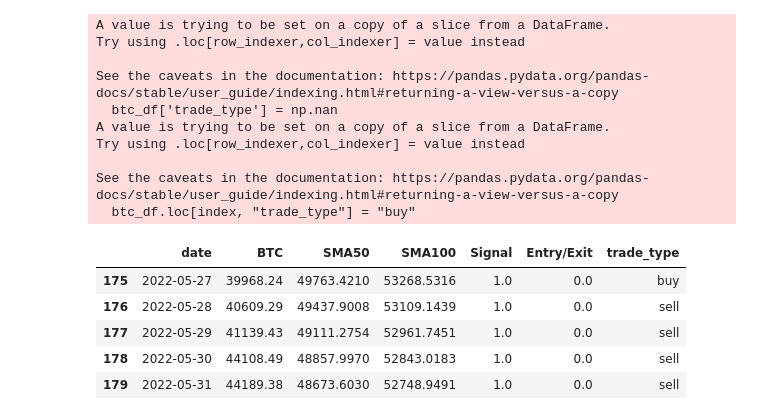
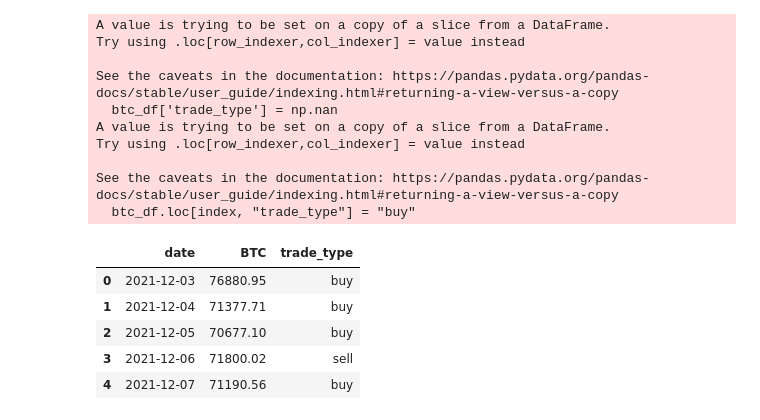
Before and after one commit to SamRoberts995/Project2_ML, a Jupyter notebook: Coding/Crypto_Algo.ipynb, the cells around one changed output. Drawn from its saved outputs; the diff is of its cells as text; code cells hidden in the pictures.

Commit message:
update crypto algo

```diff
--- a/Coding/Crypto_Algo.ipynb
+++ b/Coding/Crypto_Algo.ipynb
@@ -65,0 +19,7 @@ See the caveats in the documentation: https://pandas.pydata.org/pandas-docs/stab
+# %%
+# Create new DF
+btc_df = crypto_df[['date', 'BTC']]
+
+# Calculate the hourly returns using the closing prices and the pct_change function
+btc_df["actual_returns"] = btc_df["BTC"].pct_change()
+btc_df = btc_df.dropna()
@@ -65,0 +32,9 @@ See the caveats in the documentation: https://pandas.pydata.org/pandas-docs/stab
+# %%
+# Define a window size of 50 & 100
+short_window = 50
+long_window = 100
+
+# Create a simple moving average (SMA) using the short_window and assign this to a new columns called sma_fast
+btc_df["sma_50"] = btc_df["BTC"].rolling(window=short_window).mean()
+btc_df["sma_100"] = btc_df["BTC"].rolling(window=long_window).mean()
+btc_df = btc_df.dropna()
@@ -66,8 +52,11 @@ See the caveats in the documentation: https://pandas.pydata.org/pandas-docs/stab
 # %%
+# Create a new column in the btc_df called signal setting its value to zero.
+btc_df["Signal"] = 0.0
+
 # Generate the trading signal 0 or 1,
 # where 1 is the short-window (SMA50) is less than the long-window (SMA100)
 btc_df["Signal"][short_window:] = np.where(
-    btc_df["SMA50"][short_window:] < btc_df["SMA100"][short_window:], 1.0, 0.0
+    btc_df["sma_50"][short_window:] < btc_df["sma_100"][short_window:], 1.0, 0.0
 )
 
 # Review the DataFrame
@@ -162,52 +136,53 @@ btc_df['trade_type'] = np.nan
 
 # Initialize variable to hold the previous_price
 previous_price = 0
+tw_sentiment = 0
 
 # Loop through the Pandas DataFrame and code the conditions of the trading strategy
 for index, row in btc_df.iterrows():
 
-    # buy if the previous price is 0, in other words, buy on the first day
-    if previous_price == 0:
+    # buy if the previous price is 0 and Twitter Sentiment has Positive for 7 consecutive days.
+    if previous_price == 0: #and sum(tw_sentiment == 7):
         btc_df.loc[index, "trade_type"] = "buy"
 
-    # buy if the current day price is less than the previous day price
-    elif row["BTC"] < previous_price:
+    # buy if the current day price is less than the previous day price and Twitter Sentiment has Positive for 4 consecutive days
+    elif row["BTC"] < previous_price: #and sum(tw_sentiment == 4):
         btc_df.loc[index, "trade_type"] = "buy"
 
-    # sell if the current day price is greater than the previous day price
-    elif row["BTC"] > previous_price:
+    # sell if the current day price is greater than the previous day price and Twitter Sentiment has Negative for 3 consecutive days
+    elif row["BTC"] > previous_price: # and sum(tw_sentiment < 3):
         btc_df.loc[index, "trade_type"] = "sell"
 
-    # else hold if the current day price is equal to the previous day price
+    # else hold if the current day price is equal to the previous day price and Twitter Sentiment is Neutrual or Greater in 4 days
     else:
         btc_df.loc[index, "trade_type"] = "hold"
 
     # reset the previous_price variable to the close price of the current row
     previous_price = row["BTC"]
 
     # if the index is the last index of the Dataframe, set the trade_type to sell
     if index == btc_df.index[-1]:
         btc_df.loc[index, "trade_type"] = "sell"
 
 
-btc_df.tail()
+btc_df.head()
 # %% [output]
 A value is trying to be set on a copy of a slice from a DataFrame.
 Try using .loc[row_indexer,col_indexer] = value instead
 
 See the caveats in the documentation: https://pandas.pydata.org/pandas-docs/stable/user_guide/indexing.html#returning-a-view-versus-a-copy
   btc_df['trade_type'] = np.nan
 A value is trying to be set on a copy of a slice from a DataFrame.
 Try using .loc[row_indexer,col_indexer] = value instead
 
 See the caveats in the documentation: https://pandas.pydata.org/pandas-docs/stable/user_guide/indexing.html#returning-a-view-versus-a-copy
   btc_df.loc[index, "trade_type"] = "buy"
-|  | date | BTC | SMA50 | SMA100 | Signal | Entry/Exit | trade_type |
-| 175 | 2022-05-27 | 39968.24 | 49763.4210 | 53268.5316 | 1.0 | 0.0 | buy |
-| 176 | 2022-05-28 | 40609.29 | 49437.9008 | 53109.1439 | 1.0 | 0.0 | sell |
-| 177 | 2022-05-29 | 41139.43 | 49111.2754 | 52961.7451 | 1.0 | 0.0 | sell |
-| 178 | 2022-05-30 | 44108.49 | 48857.9970 | 52843.0183 | 1.0 | 0.0 | sell |
-| 179 | 2022-05-31 | 44189.38 | 48673.6030 | 52748.9491 | 1.0 | 0.0 | sell |
+|  | date | BTC | trade_type |
+| 0 | 2021-12-03 | 76880.95 | buy |
+| 1 | 2021-12-04 | 71377.71 | buy |
+| 2 | 2021-12-05 | 70677.10 | buy |
+| 3 | 2021-12-06 | 71800.02 | sell |
+| 4 | 2021-12-07 | 71190.56 | buy |
 # %%
 # Create a Sell Plot
 sell = btc_df[btc_df["trade_type"] == "sell"]["BTC"].hvplot.scatter(
```
Also changed, not shown: parts of 13 cells of this notebook.
